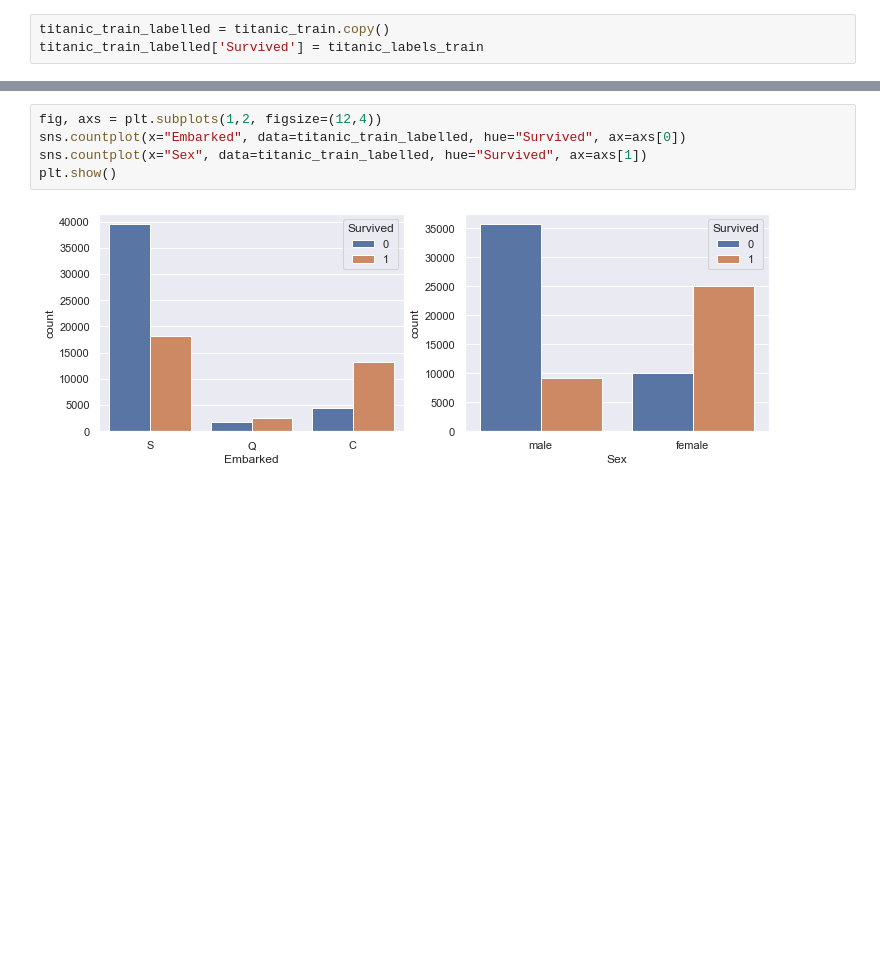
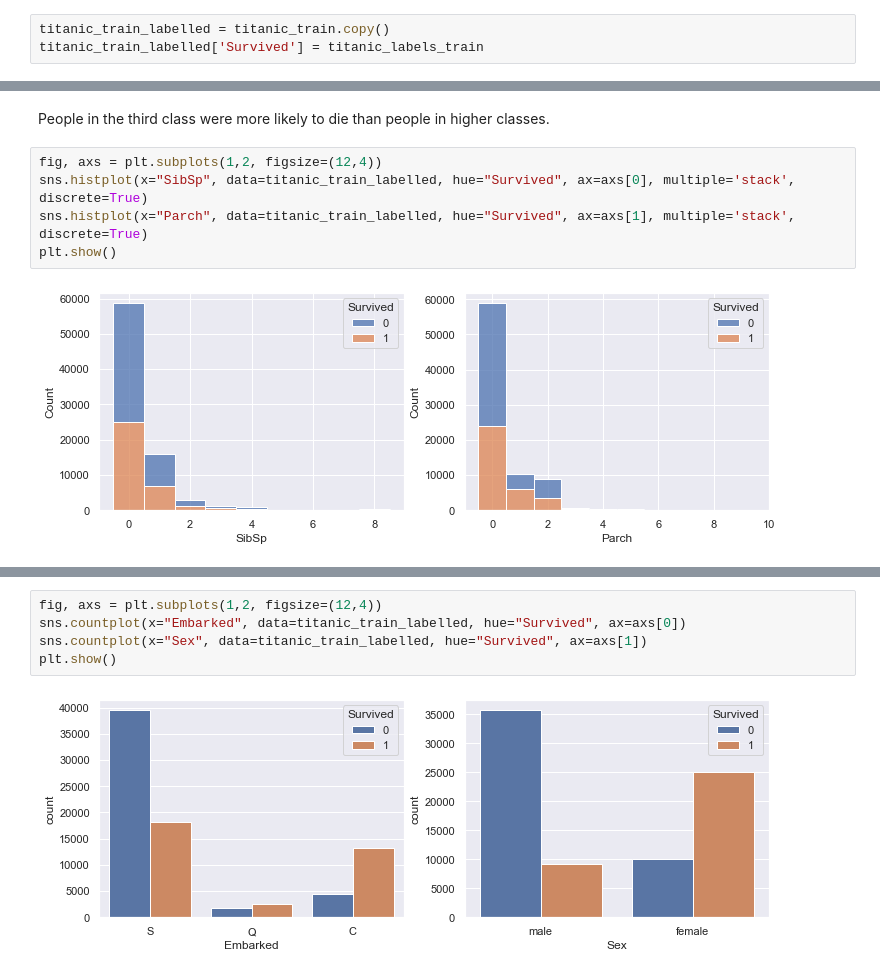
Before and after one commit to carolinemcosta/tech-talk-itech, a Jupyter notebook: tech-talk-v2.ipynb, the cells around one changed output, grey strips where cells are left out. Cells and saved outputs as stored; diff of their text form; blank space fills up the shorter version.

```diff
--- a/tech-talk-v2.ipynb
+++ b/tech-talk-v2.ipynb
@@ -175,0 +165,9 @@ Looking at the categorical variables, we also see some interesting insights:
+# %% [markdown]
+People in the third class were more likely to die than people in higher classes.
+# %%
+fig, axs = plt.subplots(1,2, figsize=(12,4))
+sns.histplot(x="SibSp", data=titanic_train_labelled, hue="Survived", ax=axs[0], multiple='stack', discrete=True)
+sns.histplot(x="Parch", data=titanic_train_labelled, hue="Survived", ax=axs[1], multiple='stack', discrete=True)
+plt.show()
+# %% [output]
+[figure, added]
```
Also changed, not shown: parts of 31 cells of this notebook.
